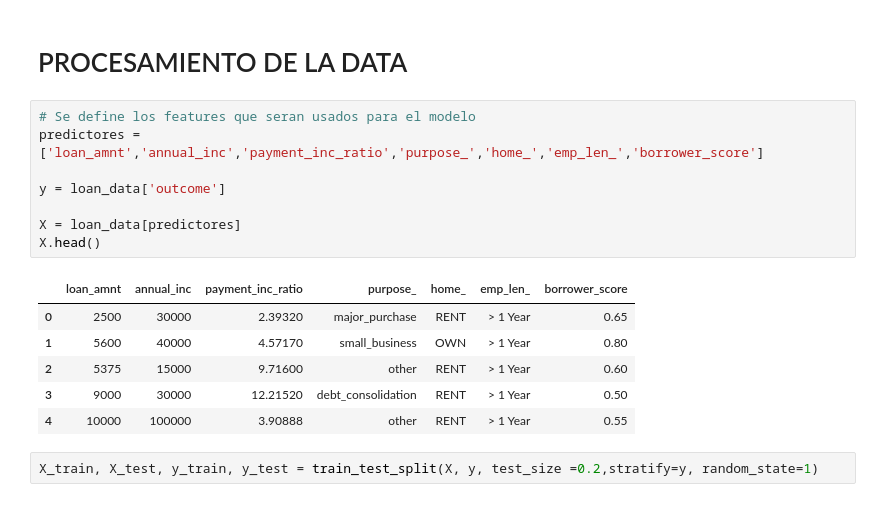
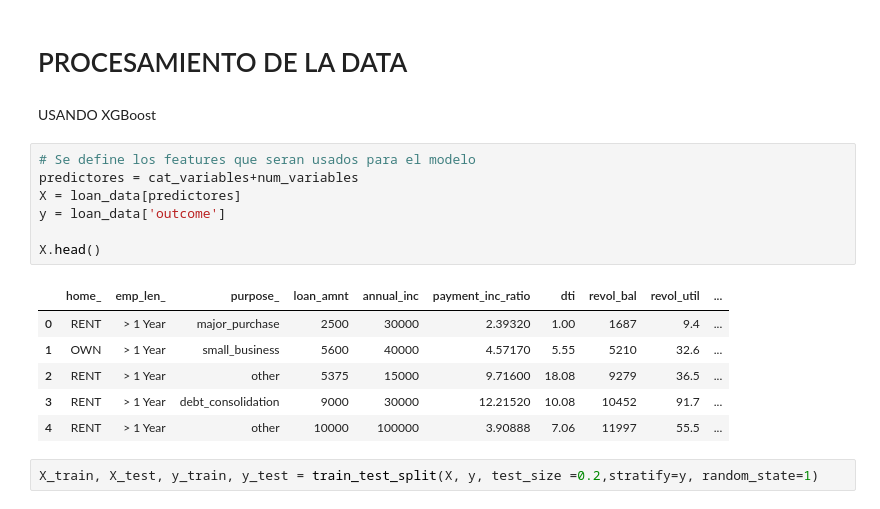
Before and after one commit to Nimbus-commints/Data-Science-Proyectos, a Jupyter notebook: Prediccion de Aprobacion de Prestam/Prediccion Aprobacion Prestamo.ipynb, the cells around one changed output. Saved outputs shown, nothing was run; the diff lists cells and outputs as text.

```diff
--- a/Prediccion de Aprobacion de Prestam/Prediccion Aprobacion Prestamo.ipynb
+++ b/Prediccion de Aprobacion de Prestam/Prediccion Aprobacion Prestamo.ipynb
@@ -203,20 +183,21 @@ Index(['status', 'loan_amnt', 'term', 'annual_inc', 'dti', 'payment_inc_ratio',
 # %% [markdown]
 # PROCESAMIENTO DE LA DATA
+# %% [markdown]
+USANDO XGBoost
 # %%
 # Se define los features que seran usados para el modelo
-predictores = ['loan_amnt','annual_inc','payment_inc_ratio','purpose_','home_','emp_len_','borrower_score']
-
+predictores = cat_variables+num_variables
+X = loan_data[predictores]
 y = loan_data['outcome']
 
-X = loan_data[predictores]
 X.head()
 # %% [output]
-|  | loan_amnt | annual_inc | payment_inc_ratio | purpose_ | home_ | emp_len_ | borrower_score |
-| 0 | 2500 | 30000 | 2.39320 | major_purchase | RENT | > 1 Year | 0.65 |
-| 1 | 5600 | 40000 | 4.57170 | small_business | OWN | > 1 Year | 0.80 |
-| 2 | 5375 | 15000 | 9.71600 | other | RENT | > 1 Year | 0.60 |
-| 3 | 9000 | 30000 | 12.21520 | debt_consolidation | RENT | > 1 Year | 0.50 |
-| 4 | 10000 | 100000 | 3.90888 | other | RENT | > 1 Year | 0.55 |
+|  | home_ | emp_len_ | purpose_ | loan_amnt | annual_inc | payment_inc_ratio | dti | revol_bal | revol_util | ... |
+| 0 | RENT | > 1 Year | major_purchase | 2500 | 30000 | 2.39320 | 1.00 | 1687 | 9.4 | ... |
+| 1 | OWN | > 1 Year | small_business | 5600 | 40000 | 4.57170 | 5.55 | 5210 | 32.6 | ... |
+| 2 | RENT | > 1 Year | other | 5375 | 15000 | 9.71600 | 18.08 | 9279 | 36.5 | ... |
+| 3 | RENT | > 1 Year | debt_consolidation | 9000 | 30000 | 12.21520 | 10.08 | 10452 | 91.7 | ... |
+| 4 | RENT | > 1 Year | other | 10000 | 100000 | 3.90888 | 7.06 | 11997 | 55.5 | ... |
 # %%
 X_train, X_test, y_train, y_test = train_test_split(X, y, test_size =0.2,stratify=y, random_state=1)
 # %%
```
Also changed, not shown: parts of 31 cells of this notebook.
